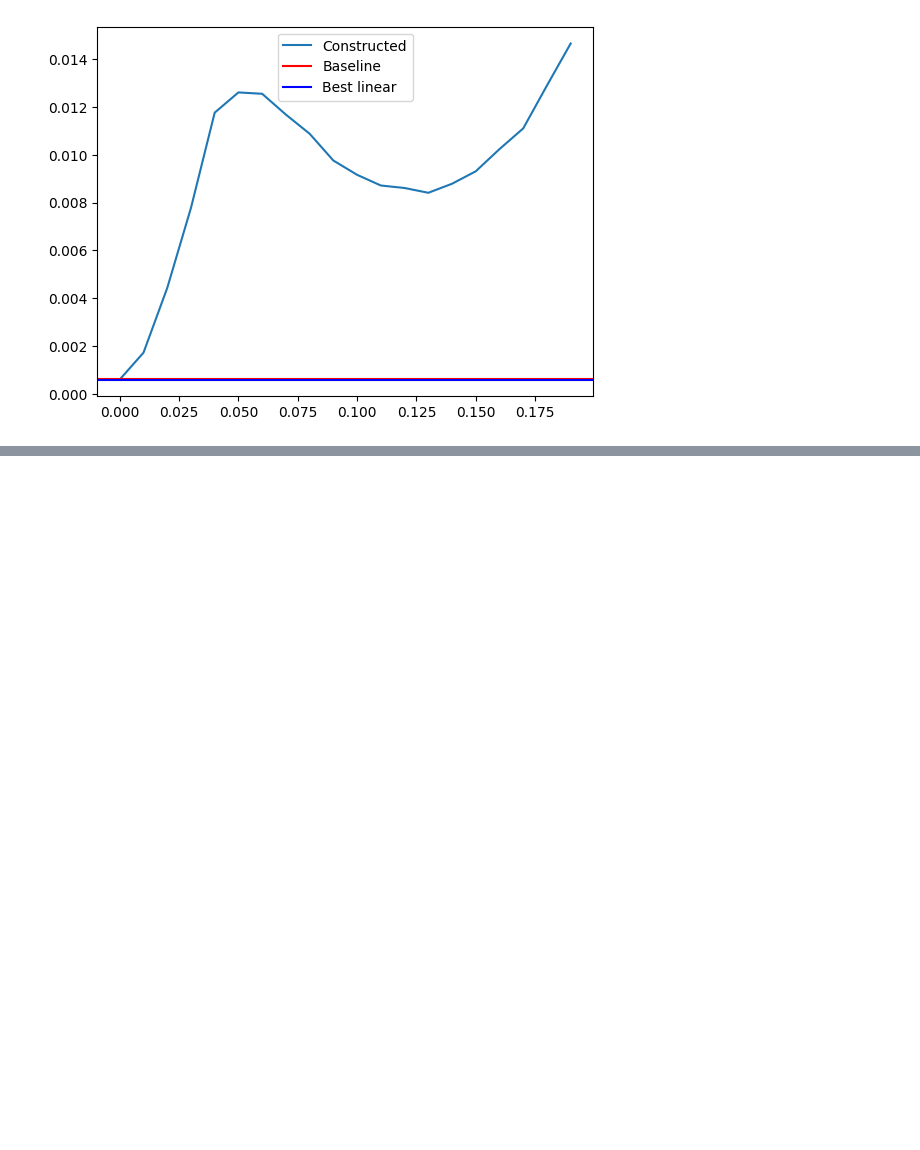
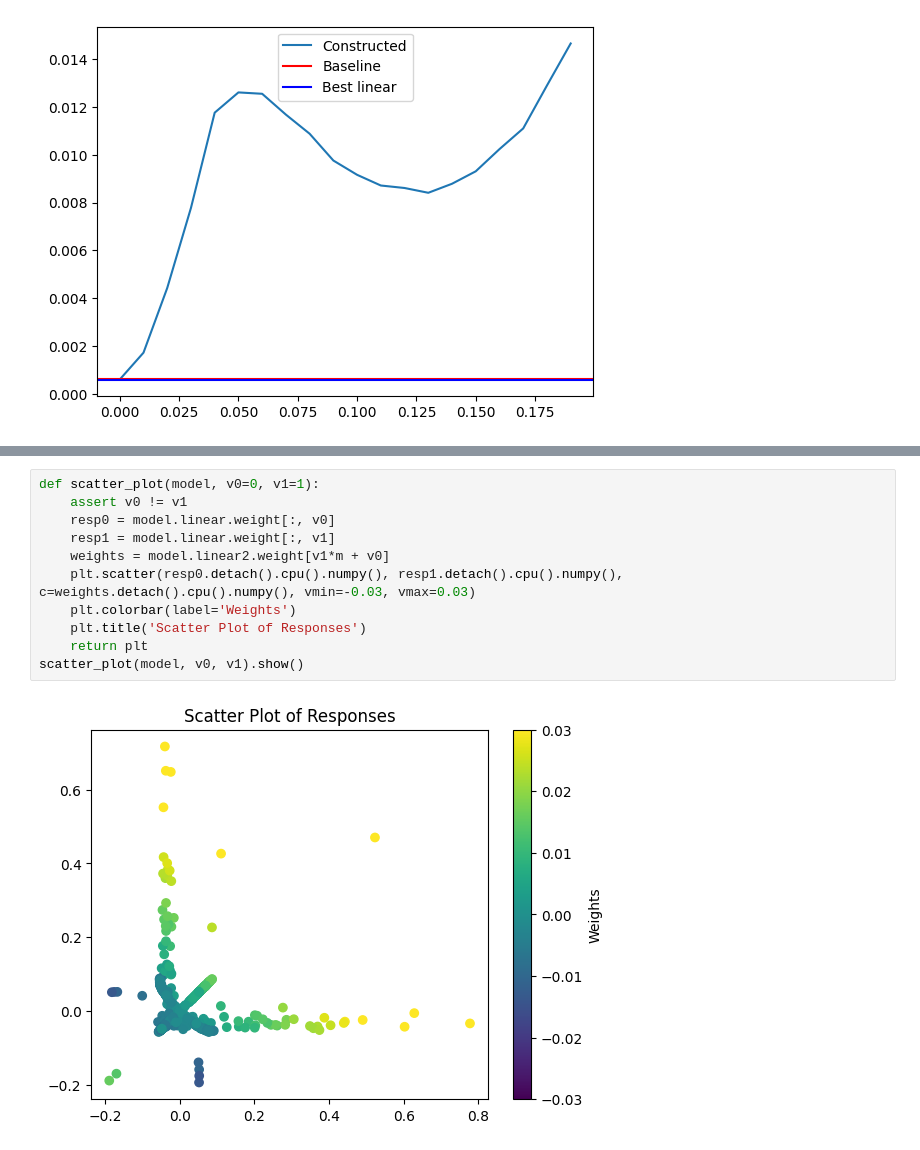
Before and after one commit to BorisTheBrave/uand-toy-model, a Jupyter notebook: uand.ipynb, the cells around one changed output, grey strips where cells are left out. Drawn from its saved outputs; the diff is of its cells as text; blank space fills up the shorter version.

```diff
--- a/uand.ipynb
+++ b/uand.ipynb
@@ -313 +339,14 @@ plt.show()
+# %%
+def scatter_plot(model, v0=0, v1=1):
+    assert v0 != v1
+    resp0 = model.linear.weight[:, v0]
+    resp1 = model.linear.weight[:, v1]
+    weights = model.linear2.weight[v1*m + v0]
+    plt.scatter(resp0.detach().cpu().numpy(), resp1.detach().cpu().numpy(), c=weights.detach().cpu().numpy(), vmin=-0.03, vmax=0.03)
+    plt.colorbar(label='Weights')
+    plt.title('Scatter Plot of Responses')
+    return plt
+scatter_plot(model, v0, v1).show()
+# %% [output]
+[figure, added]
 # %%
```
Also changed, not shown: parts of 6 cells of this notebook, 1 other file.
